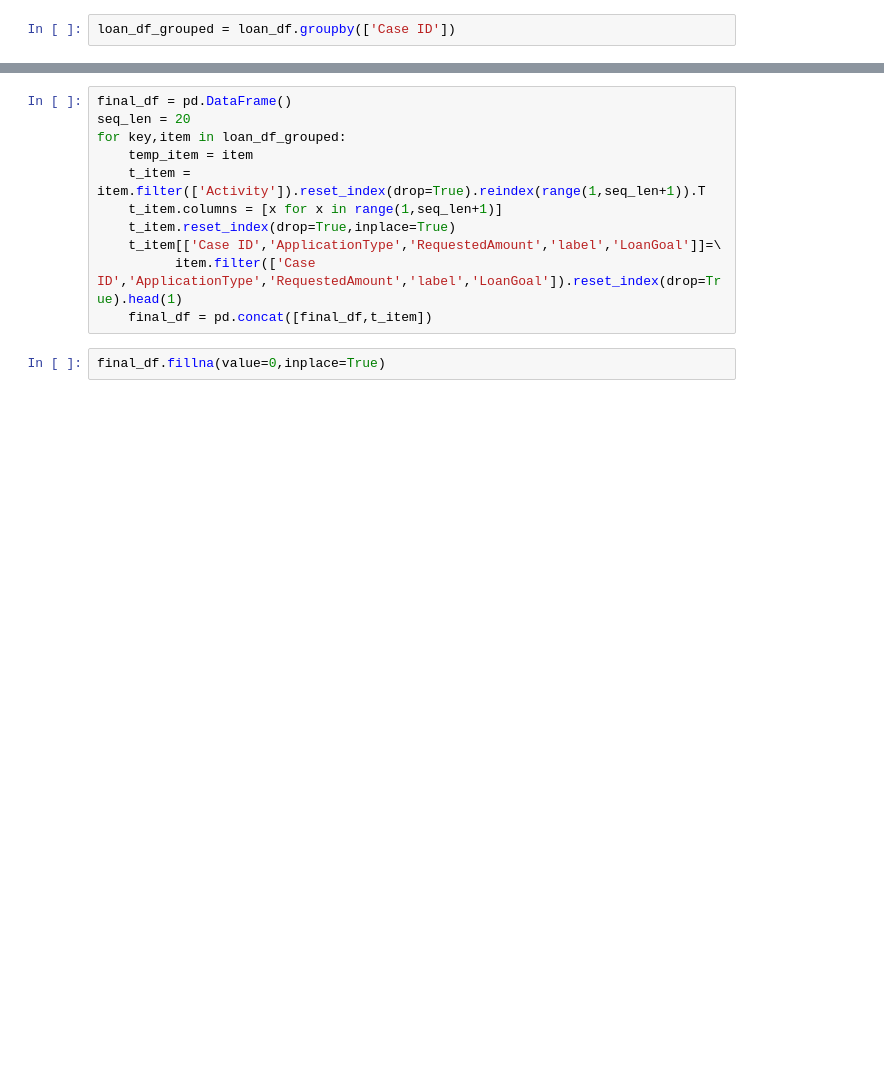
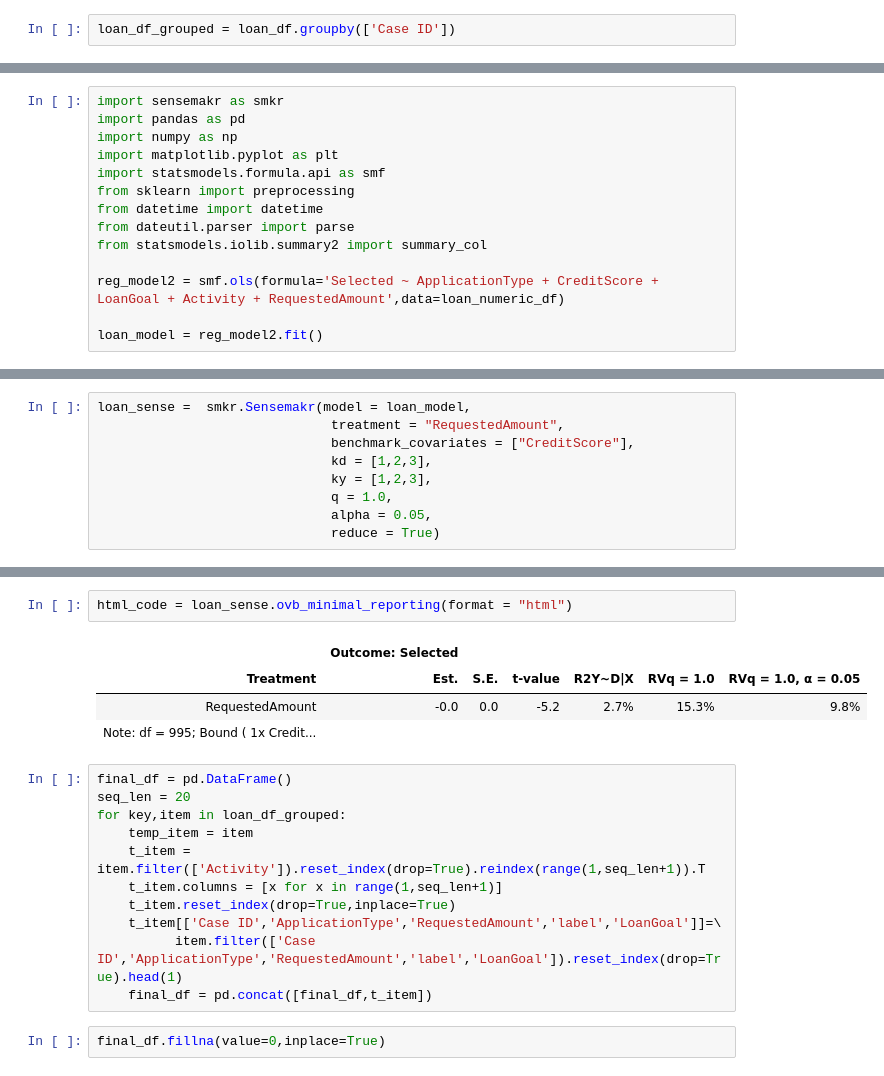
Before and after one commit to z-008/causality-with-confounders, a Jupyter notebook: CausalNex.ipynb, the cells around one changed output, grey strips where cells are left out. Cells and saved outputs as stored; diff of their text form; blank space fills up the shorter version.

```diff
--- a/CausalNex.ipynb
+++ b/CausalNex.ipynb
@@ -235,0 +264,14 @@ loan_df_grouped
+# %%
+import sensemakr as smkr
+import pandas as pd
+import numpy as np
+import matplotlib.pyplot as plt
+import statsmodels.formula.api as smf
+from sklearn import preprocessing
+from datetime import datetime
+from dateutil.parser import parse
+from statsmodels.iolib.summary2 import summary_col
+
+reg_model2 = smf.ols(formula='Selected ~ ApplicationType + CreditScore + LoanGoal + Activity + RequestedAmount',data=loan_numeric_df)
+
+loan_model = reg_model2.fit()
@@ -235,0 +286,9 @@ loan_df_grouped
+# %%
+loan_sense =  smkr.Sensemakr(model = loan_model,
+                              treatment = "RequestedAmount",
+                              benchmark_covariates = ["CreditScore"],
+                              kd = [1,2,3],
+                              ky = [1,2,3],
+                              q = 1.0,
+                              alpha = 0.05,
+                              reduce = True)
@@ -236,3 +297,10 @@ loan_df_grouped
+# %%
+html_code = loan_sense.ovb_minimal_reporting(format = "html")
+# %% [output]
+|  | Outcome: Selected |  |  |  |  |  |
+| Treatment | Est. | S.E. | t-value | R2Y~D|X | RVq = 1.0 | RVq = 1.0, α = 0.05 |
+| RequestedAmount | -0.0 | 0.0 | -5.2 | 2.7% | 15.3% | 9.8% |
+| Note: df = 995; Bound ( 1x Credit... |  |  |  |  |  |  |
 # %%
 final_df = pd.DataFrame()
 seq_len = 20
```
Also changed, not shown: parts of 16 cells of this notebook.
